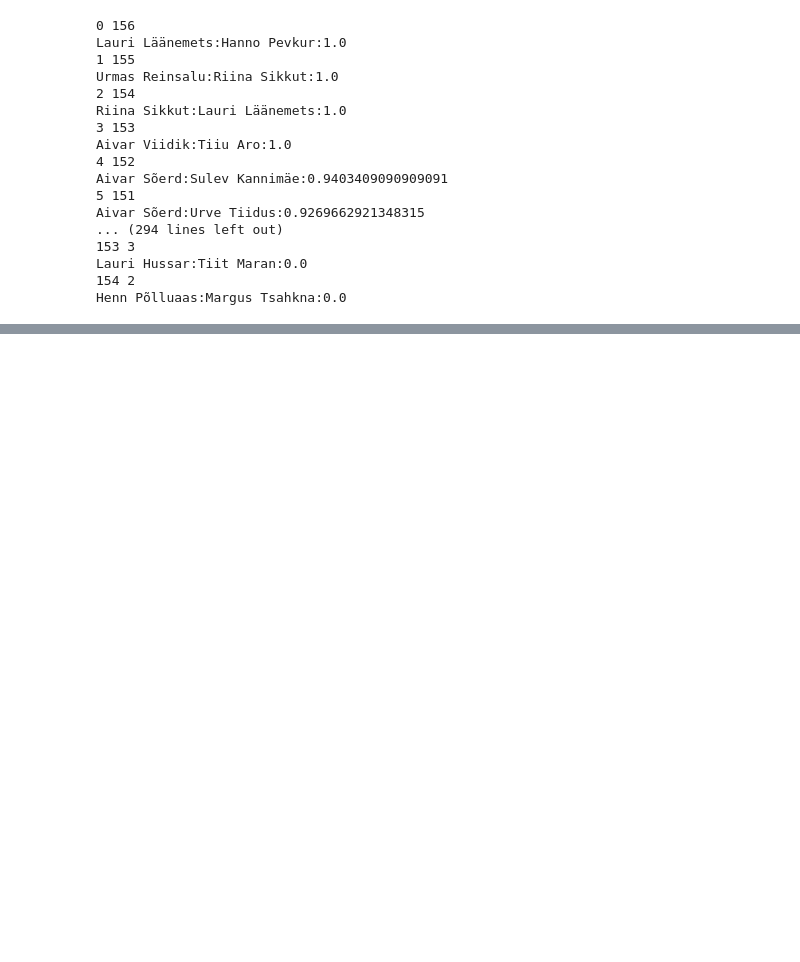
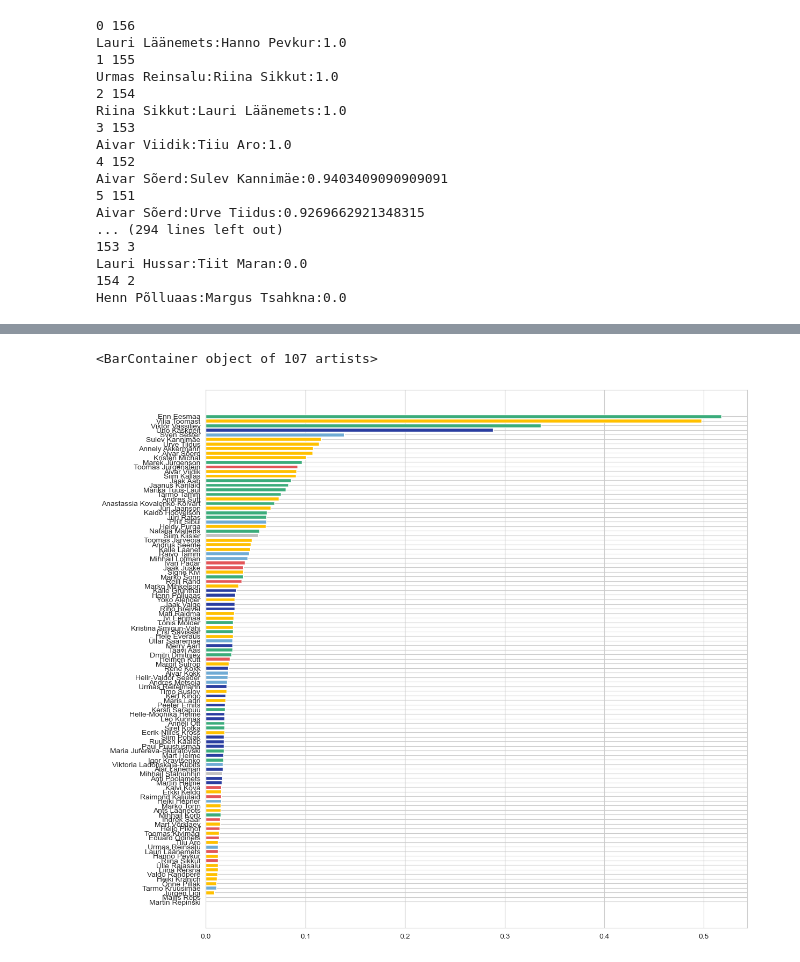
Before and after one commit to fedorst/parliament-vote-adjacency-viz, a Jupyter notebook: data/experiments/4_smallest_graph.ipynb, the cells around one changed output, grey strips where cells are left out. Cells and saved outputs as stored; diff of their text form; code cells hidden in the pictures; blank space fills up the shorter version.

```diff
--- a/data/experiments/4_smallest_graph.ipynb
+++ b/data/experiments/4_smallest_graph.ipynb
@@ -151,4 +104,6 @@ df_fractions
 # %%
 G = nx.from_pandas_edgelist(new_links, source="source", target="target", edge_attr=True)
+# %%
+name_to_color = {df_voters.loc[node]["name"]: df_fractions.loc[df_voters.loc[node]["factionId"]]["colorHex"] for node in G.nodes()}
 # %%
 color = [df_fractions.loc[df_voters.loc[node]["factionId"]]["colorHex"] for node in G.nodes()]
@@ -175,0 +138,16 @@ nx.draw(G, node_color=color, width=width, edge_color='b', labels={k:v for k,v in
+# %%
+df_centrality = (pd.Series(dict(nx.centrality.current_flow_betweenness_centrality(G)))
+ #.where(lambda x: x>0)
+ .dropna()
+ .rename("current_flow_betweenness_centrality")
+ .rename(index=voter_id_to_name)
+ .sort_values(ascending=True))
+# %%
+df_centrality = pd.DataFrame(df_centrality).assign(
+    color=df_centrality.index.map(name_to_color)
+)
+# %%
+plt.barh(df_centrality.index, df_centrality["current_flow_betweenness_centrality"], color=df_centrality["color"])
+# %% [output]
+<BarContainer object of 107 artists>
+[figure, added]
```
Also changed, not shown: parts of 17 cells of this notebook, 2 other files.
